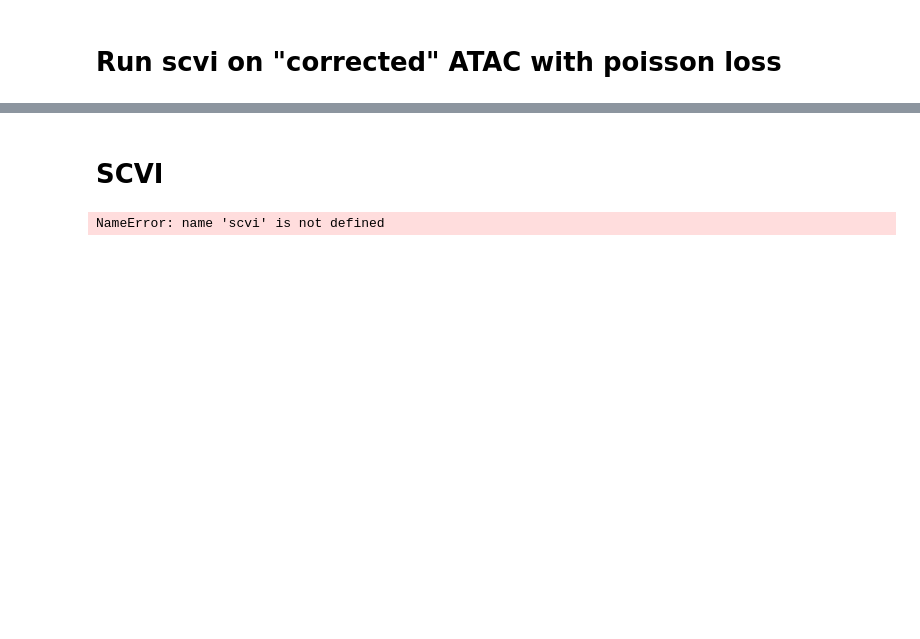
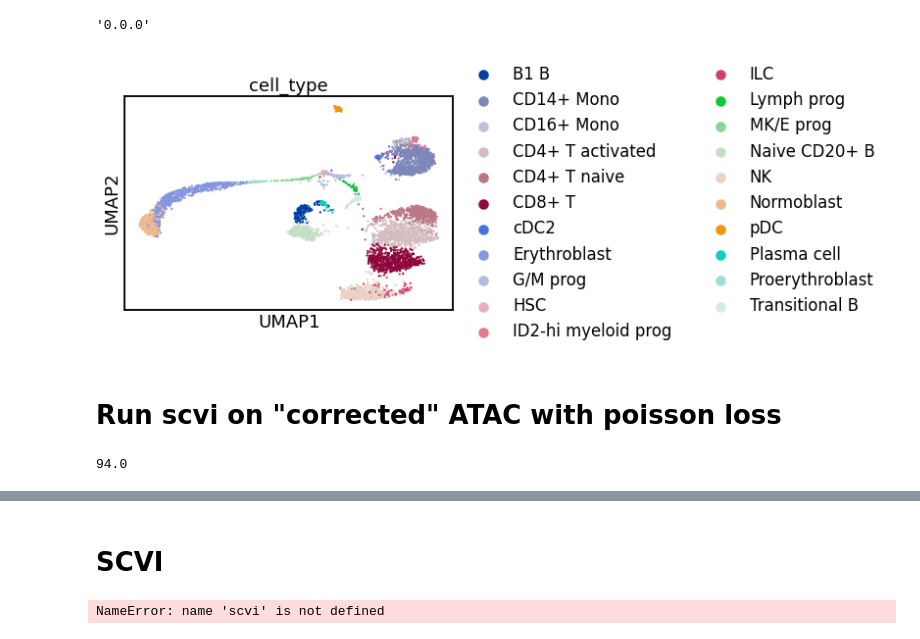
Before and after one commit to theislab/scatac_poisson_reproducibility, a Jupyter notebook: notebooks/scvi.ipynb, the cells around one changed output, grey strips where cells are left out. Drawn from its saved outputs; the diff is of its cells as text; code cells hidden in the pictures; blank space fills up the shorter version.

```diff
--- a/notebooks/scvi.ipynb
+++ b/notebooks/scvi.ipynb
@@ -21,11 +15,24 @@ sc.pl.umap(adata, color = "cell_type")
+# %%
+import scvi
+scvi.__version__
+# %% [output]
+'0.0.0'
+# %%
+adata = patac.data.load_neurips(gex=True, batch='s1d1')
+
+sc.pl.umap(adata, color = "cell_type")
+# %% [output]
+[figure, added]
 # %% [markdown]
 # Run scvi on "corrected" ATAC with poisson loss
 # %%
-import scvi
+#import scvi
 
-atac = adata[adata.obs.batch == 's1d1'].copy()
+#adata = adata[adata.obs.batch == 's1d1'].copy()
 
-atac.layers["counts"].max()
+adata.layers["counts"].max()
+# %% [output]
+94.0
 # %%
 def compute_embedding(adata, X_emb):
     adata.obsm['X_emb'] = X_emb
```
Also changed, not shown: parts of 28 cells of this notebook, 3 other files.
